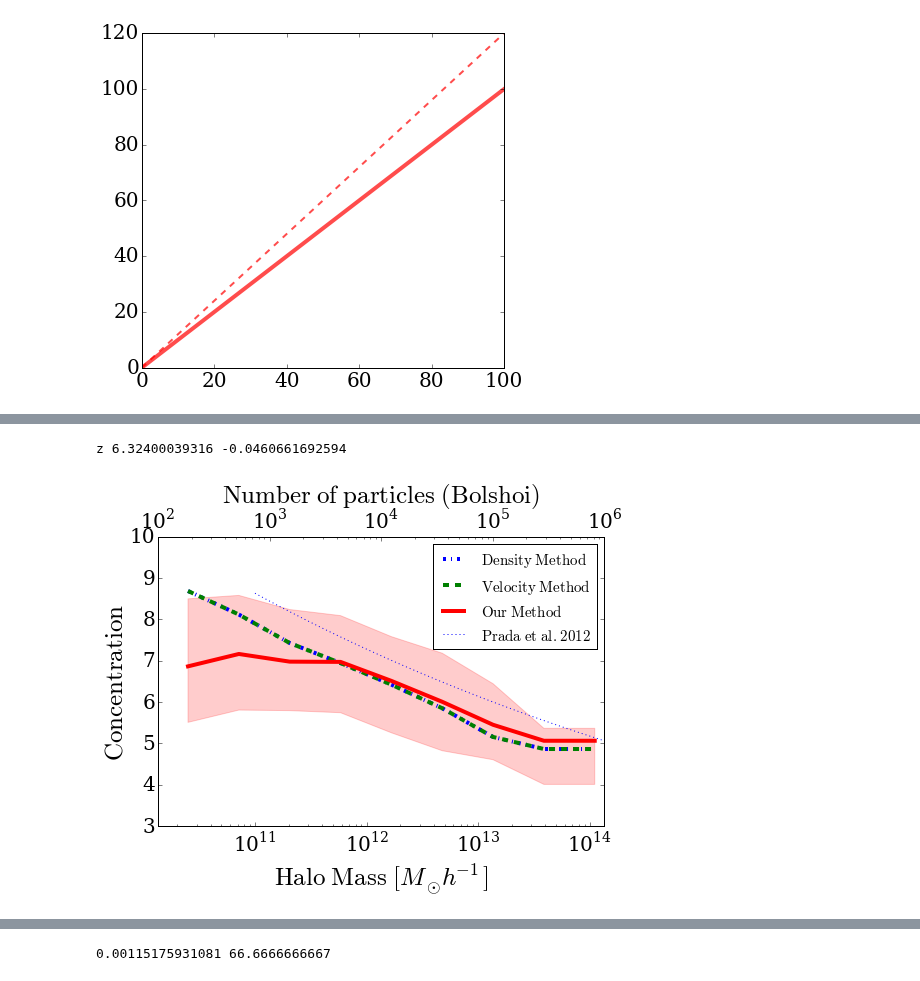
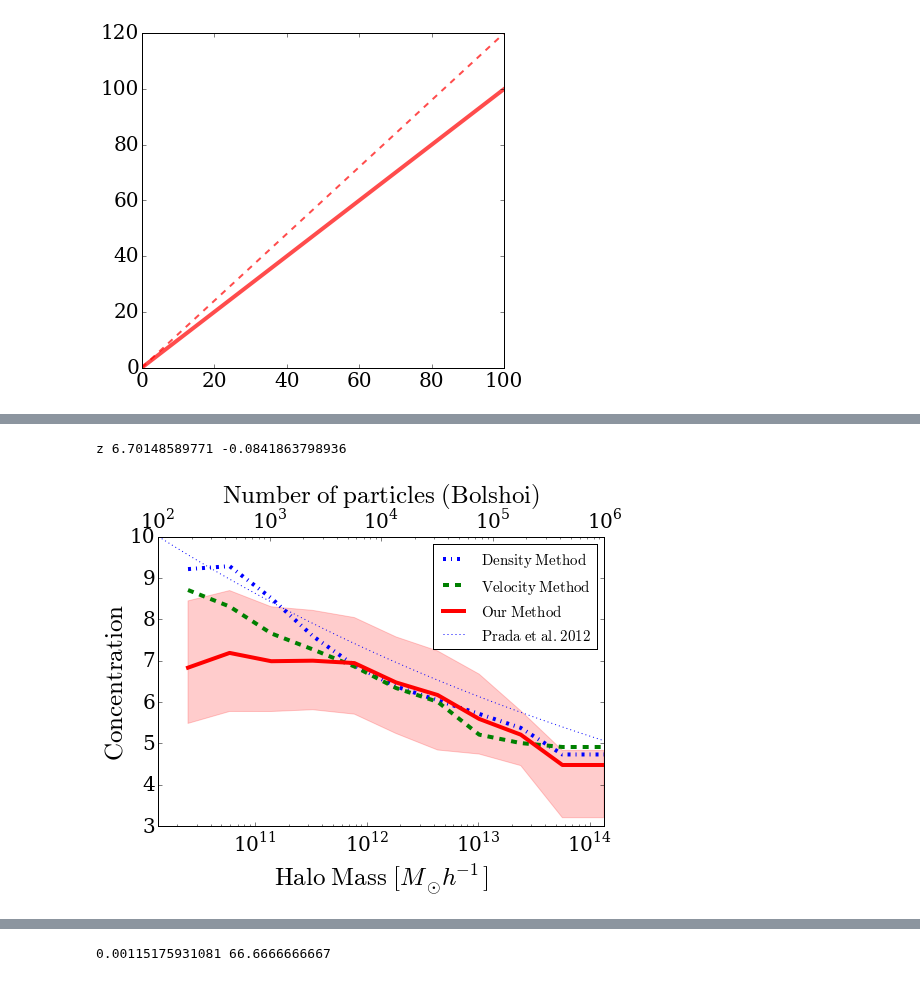
Before and after one commit to astroandes/MACH, a Jupyter notebook: plots/ComparisonPlots.ipynb, the cells around one changed output, grey strips where cells are left out. Cells and saved outputs as stored; diff of their text form; code cells hidden in the pictures.

```diff
--- a/plots/ComparisonPlots.ipynb
+++ b/plots/ComparisonPlots.ipynb
@@ -406,5 +424,5 @@ halo_mass_vel = data_vel_bolshoi[:,2] * bolshoi_particle_mass
 # %%
-n_bins = 10
+n_bins = 12
 log_mass_interval = np.linspace(10.4,14.5,n_bins)
 
 mid_log_mass_interval = 0.5*(log_mass_interval[1:] + log_mass_interval[:-1])
@@ -414,8 +432,7 @@ conc_median = np.ones((n_bins-1,3))
 conc_up = np.ones((n_bins-1,3))
 conc_down = np.ones((n_bins-1,3))
 
-ii = conc_bolshoi_vel>0
-conc_median[:,0], conc_down[:,0], conc_up[:,0] = get_stats(np.log10(halo_mass_vel[ii]), conc_bolshoi_vel[ii], log_mass_interval)
-conc_median[:,1], conc_down[:,1], conc_up[:,1] = get_stats(np.log10(halo_mass_vel[ii]), conc_bolshoi_vel[ii], log_mass_interval)
-conc_median[:,2], conc_down[:,2], conc_up[:,2] = get_stats(np.log10(halo_mass_mass[ii]), conc_bolshoi_mass[ii], log_mass_interval)
+conc_median[:,0], conc_down[:,0], conc_up[:,0] = get_stats(np.log10(halo_mass_density), conc_bolshoi_density, log_mass_interval)
+conc_median[:,1], conc_down[:,1], conc_up[:,1] = get_stats(np.log10(halo_mass_vel), conc_bolshoi_vel, log_mass_interval)
+conc_median[:,2], conc_down[:,2], conc_up[:,2] = get_stats(np.log10(halo_mass_mass), conc_bolshoi_mass, log_mass_interval)
 # %% [output]
@@ -463,40 +481,40 @@ ax.fill_between(10**mid_log_mass_interval,conc_down[:,2], conc_up[:,2], color=co
 #ax.fill_between(10**mid_log_mass_interval_MD,conc_down_MD[:,2], conc_up_MD[:,2], color='blue', alpha=0.2)
 
 #datos de prada
-log_mass_range = np.linspace(11.0, 15.0, 100)
+log_mass_range = np.linspace(9.0, 15.0, 100)
 conc_theory = 7.28 * (10**log_mass_range/(1.0E12))**-0.074
 ax.plot(10**log_mass_range, conc_theory,label='$\mathrm{Prada\ et\ al.\ 2012}$', linestyle=':')
 
 #fit
-z = np.polyfit((mid_log_mass_interval - 12.0), np.log10(conc_median[:,2]), 1)
+z = np.polyfit((mid_log_mass_interval[3:] - 12.0), np.log10(conc_median[3:,2]), 1)
 print "z", 10**z[1], z[0]
 
 #datos del fit
-#log_mass_range = np.linspace(11.0, 15.0, 100)
-#conc_theory = 10**z[1]*(10**log_mass_range/(1E12))**z[0]
-#ax.plot(10**log_mass_range, conc_theory,label='$\mathrm{Prada et al. 2012}$')
+# log_mass_range = np.linspace(10.0, 15.0, 100)
+# conc_theory = 10**z[1]*(10**log_mass_range/(1E12))**z[0]
+# ax.plot(10**log_mass_range, conc_theory,label='$\mathrm{nuestro}$')
 
 min_part = 1E2
 max_part = 1E6
 ax.legend(loc=1, borderaxespad=0.5, prop={'size':15})
 plt.xlim([min_part*bolshoi_particle_mass,max_part*bolshoi_particle_mass])
 #ax.plot(mid_log_mass_interval-np.log10(particle_mass),conc_median[:,0], lw=0)
 ax.set_ylim([3,10.0])
 #ax.set_yscale('log')
 
 ax2 = ax.twiny()
 enlarge_labels(ax2,20)
 
 plt.subplots_adjust(bottom=0.18, top=0.85)
 ax2.set_xscale('log')
 ax2.set_xlim([min_part,max_part])
 ax2.set_ylim([3,10.0])
 
 ax2.set_xlabel('$\mathrm{Number\ of\ particles\ (Bolshoi)}$',fontsize=25)
 ax.set_xscale('log')
 ax.set_xlabel('$\mathrm{Halo\ Mass}\ [M_{\odot} h^{-1}]$',fontsize=25)
 ax.set_ylabel('$\mathrm{Concentration}$',fontsize=25)
 plt.savefig("concentration_bolshoi.pdf")
 # %% [output]
-z 6.32400039316 -0.0460661692594
+z 6.70148589771 -0.0841863798936
-[figure, old version]
+[figure, new version]
```
Also changed, not shown: parts of 5 cells of this notebook.
